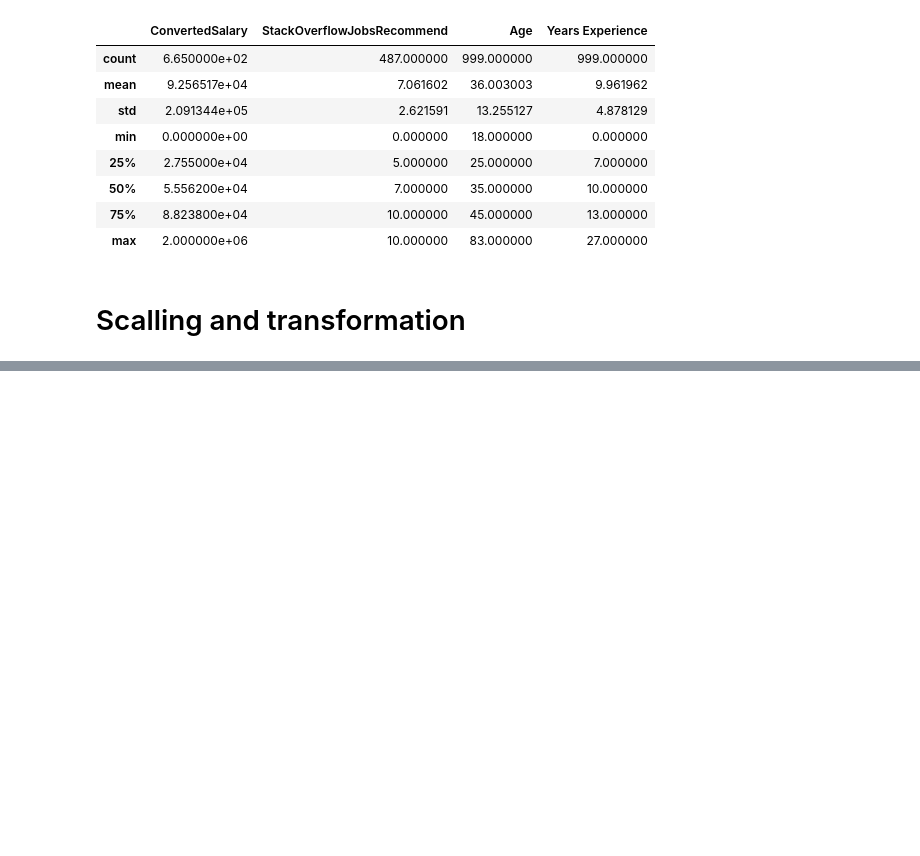
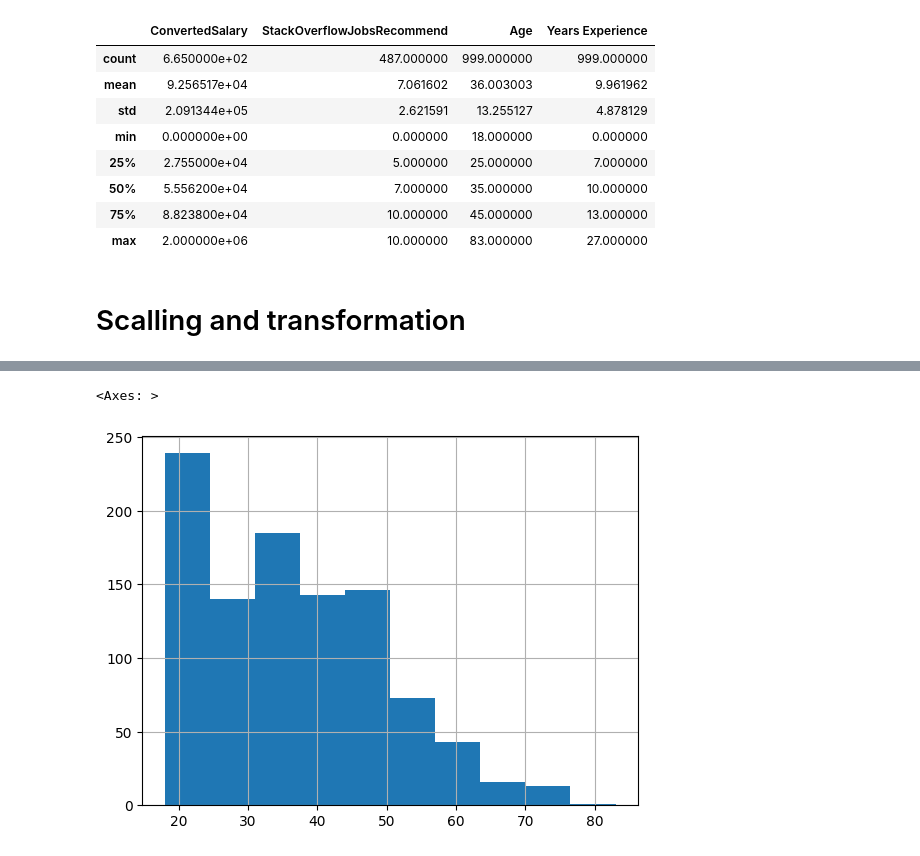
Before and after one commit to Ihaxxxx/Machine-Learning, a Jupyter notebook: Feature Engineering/3. Data Distribution/index.ipynb, the cells around one changed output, grey strips where cells are left out. Drawn from its saved outputs; the diff is of its cells as text; code cells hidden in the pictures; blank space fills up the shorter version.

```diff
--- a/Feature Engineering/3. Data Distribution/index.ipynb
+++ b/Feature Engineering/3. Data Distribution/index.ipynb
@@ -74,0 +75,5 @@ plt.show()
+# %%
+df['Age'].hist()
+# %% [output]
+<Axes: >
+[figure, added]
```
Also changed, not shown: parts of 14 cells of this notebook, 1 other file.
